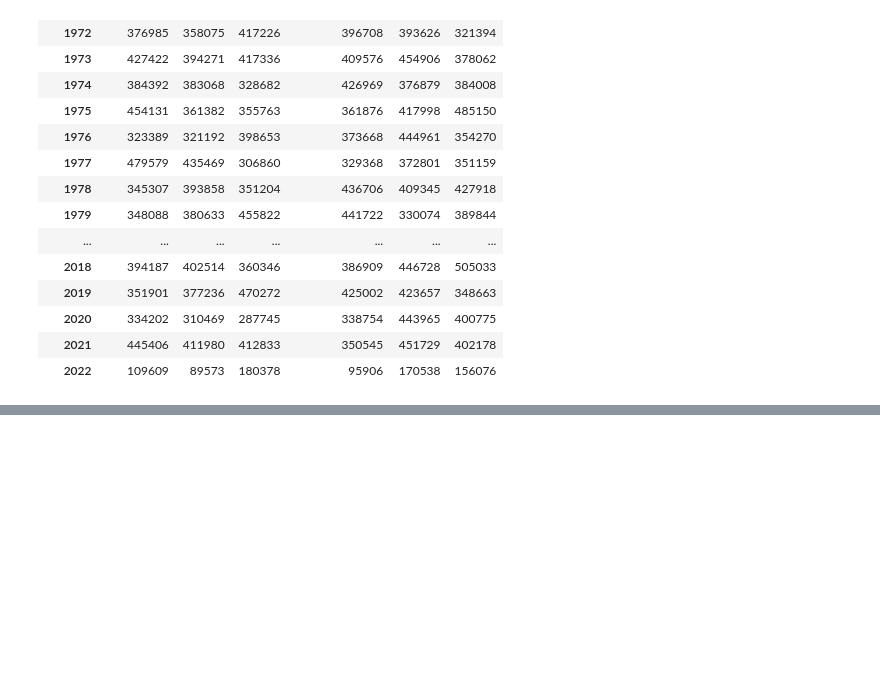
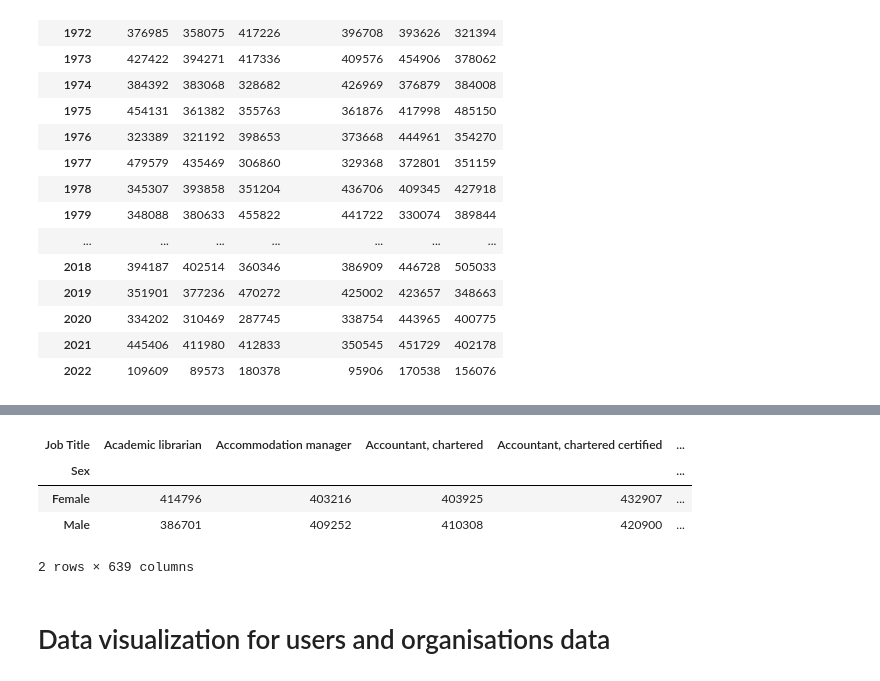
Before and after one commit to TerenceManyike/pythonDataAnalysis, a Jupyter notebook: descriptiveDataAnalysis.ipynb, the cells around one changed output, grey strips where cells are left out. Drawn from its saved outputs; the diff is of its cells as text; code cells hidden in the pictures; blank space fills up the shorter version.

```diff
--- a/descriptiveDataAnalysis.ipynb
+++ b/descriptiveDataAnalysis.ipynb
@@ -101,0 +143,13 @@ org_csv_data.iloc[:, :6] # Getting first five columns
+# %%
+users_csv_data = users_csv_data.pivot_table(index='Sex', columns='Job Title',
+                               values='orders',
+                               aggfunc='sum')
+users_csv_data # Displaying the pivot table
+# %% [output]
+| Job Title | Academic librarian | Accommodation manager | Accountant, chartered | Accountant, chartered certified | ... |
+| Sex |  |  |  |  | ... |
+| Female | 414796 | 403216 | 403925 | 432907 | ... |
+| Male | 386701 | 409252 | 410308 | 420900 | ... |
+2 rows × 639 columns
+# %% [markdown]
+# Data visualization for users and organisations data
```
Also changed, not shown: parts of 9 cells of this notebook.
